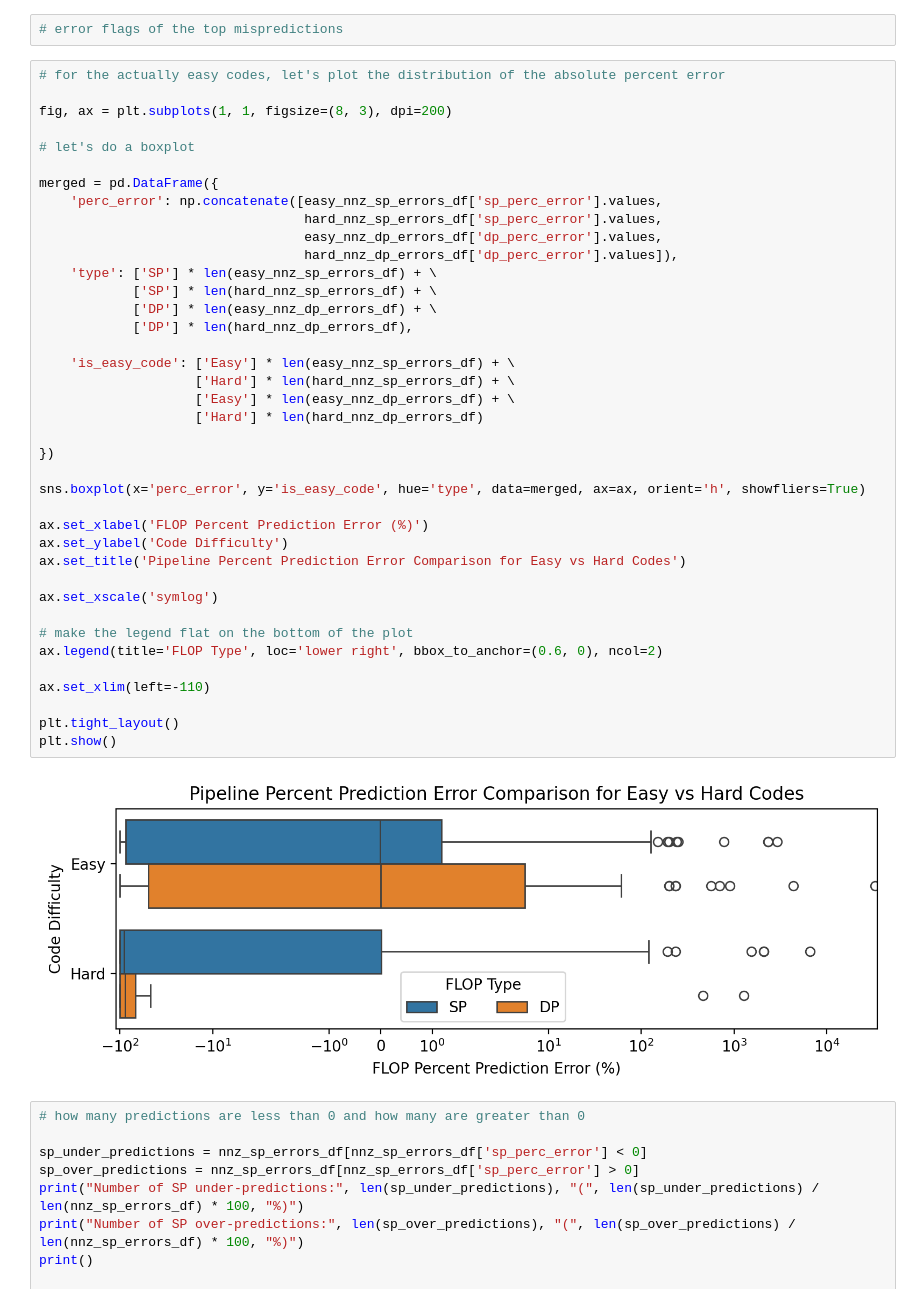
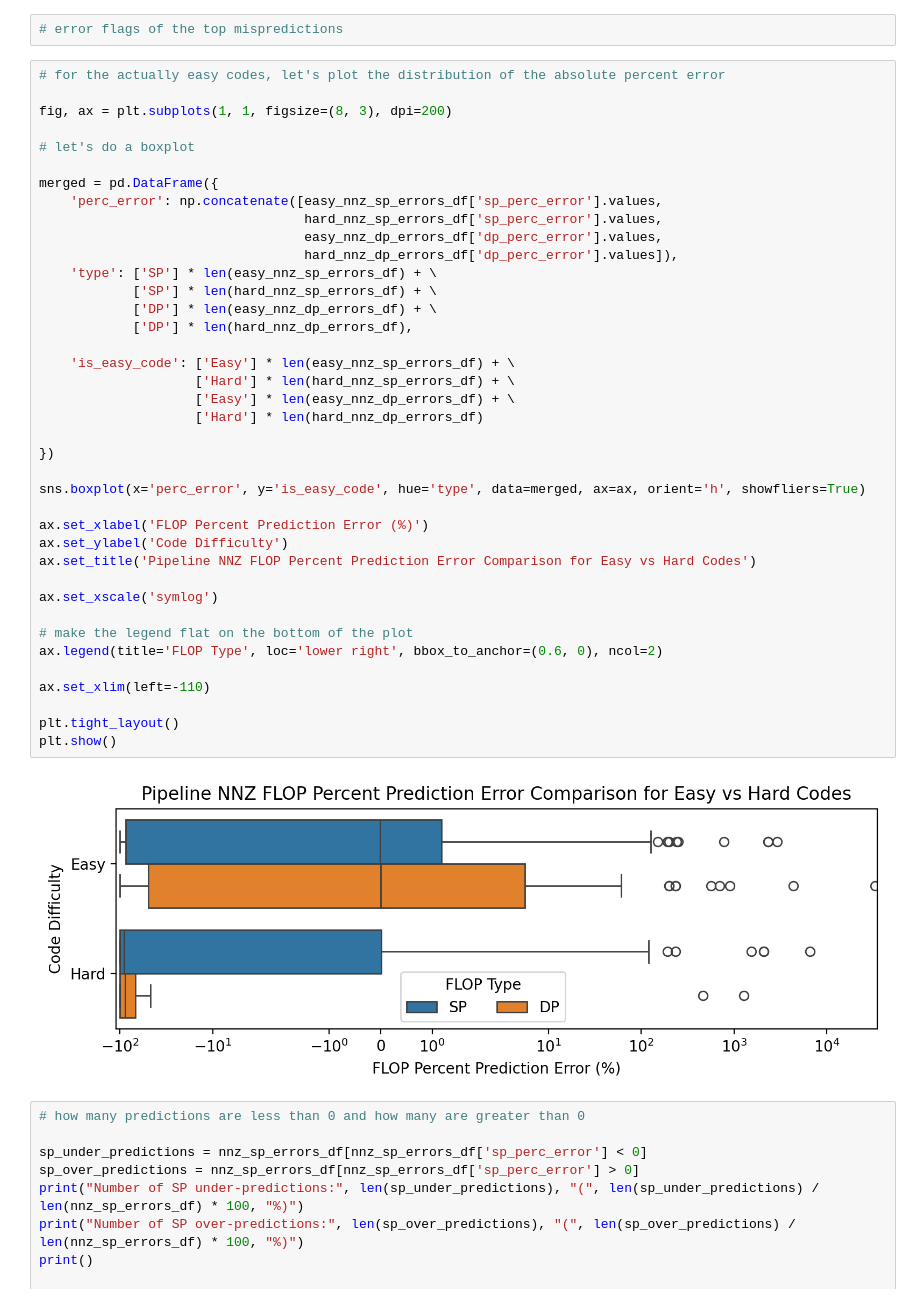
Before and after one commit to Scientific-Computing-Lab/gpuFLOPBench, a Jupyter notebook: qdecomp-langgraph-studio/kernel-survey/analysis/analyzeFailureCases.ipynb, the cells around one changed output. Saved outputs shown, nothing was run; the diff lists cells and outputs as text.

```diff
--- a/qdecomp-langgraph-studio/kernel-survey/analysis/analyzeFailureCases.ipynb
+++ b/qdecomp-langgraph-studio/kernel-survey/analysis/analyzeFailureCases.ipynb
@@ -712,35 +732,35 @@ merged = pd.DataFrame({
                                   hard_nnz_sp_errors_df['sp_perc_error'].values,
                                   easy_nnz_dp_errors_df['dp_perc_error'].values,
                                   hard_nnz_dp_errors_df['dp_perc_error'].values]),
     'type': ['SP'] * len(easy_nnz_sp_errors_df) + \
             ['SP'] * len(hard_nnz_sp_errors_df) + \
             ['DP'] * len(easy_nnz_dp_errors_df) + \
             ['DP'] * len(hard_nnz_dp_errors_df),
 
     'is_easy_code': ['Easy'] * len(easy_nnz_sp_errors_df) + \
                     ['Hard'] * len(hard_nnz_sp_errors_df) + \
                     ['Easy'] * len(easy_nnz_dp_errors_df) + \
                     ['Hard'] * len(hard_nnz_dp_errors_df)
 
 })
 
 sns.boxplot(x='perc_error', y='is_easy_code', hue='type', data=merged, ax=ax, orient='h', showfliers=True)
 
 ax.set_xlabel('FLOP Percent Prediction Error (%)')
 ax.set_ylabel('Code Difficulty')
-ax.set_title('Pipeline Percent Prediction Error Comparison for Easy vs Hard Codes')
+ax.set_title('Pipeline NNZ FLOP Percent Prediction Error Comparison for Easy vs Hard Codes')
 
 ax.set_xscale('symlog')
 
 # make the legend flat on the bottom of the plot
 ax.legend(title='FLOP Type', loc='lower right', bbox_to_anchor=(0.6, 0), ncol=2)
 
 ax.set_xlim(left=-110)
 
 plt.tight_layout()
 plt.show()
 # %% [output]
-[figure, old version]
+[figure, new version]
 # %%
 # how many predictions are less than 0 and how many are greater than 0
 
```
Also changed, not shown: parts of 5 cells of this notebook, 1 other file.
